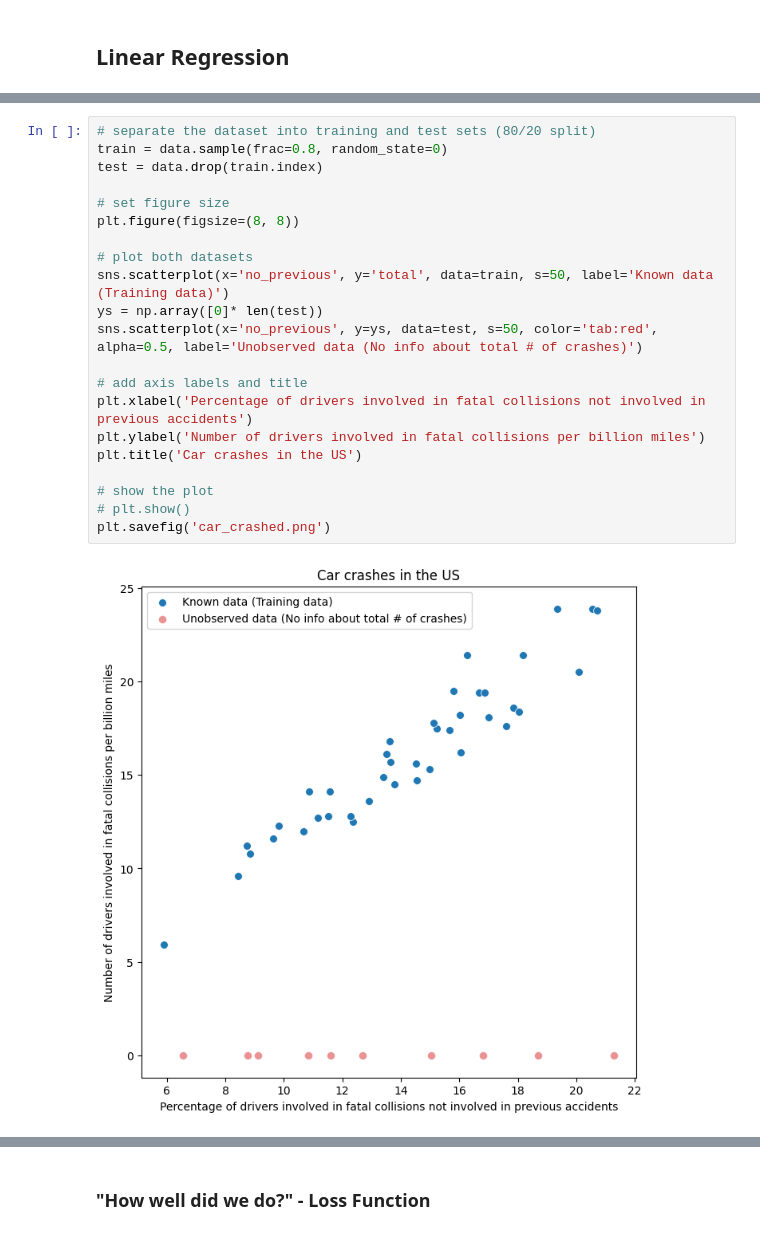
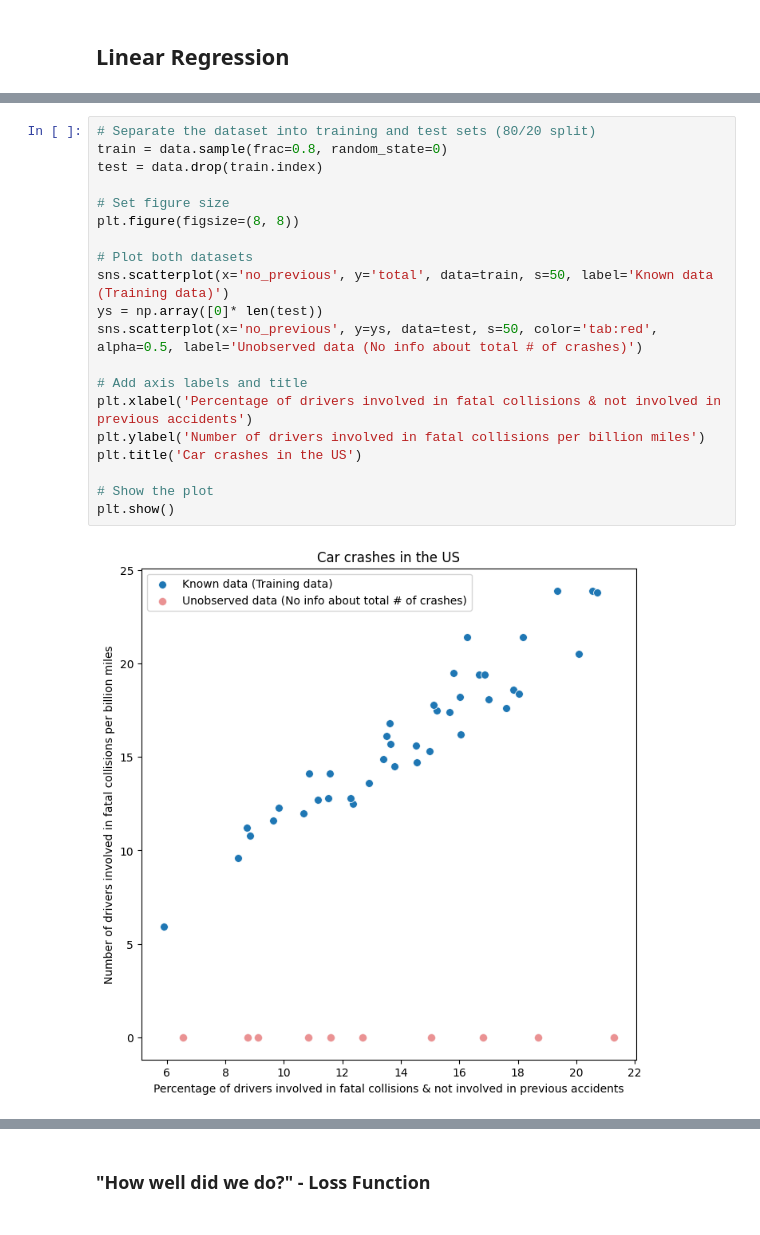
Before and after one commit to IMCF-Biocev/NNBA-2023, a Jupyter notebook: lecture.ipynb, the cells around one changed output, grey strips where cells are left out. Saved outputs shown, nothing was run; the diff lists cells and outputs as text.

```diff
--- a/lecture.ipynb
+++ b/lecture.ipynb
@@ -62,28 +64,27 @@ data.head()
 | 3 | 22.4 | 4.032 | 5.824 | 21.056 | 21.280 | 827.34 | 142.39 | AR |
 | 4 | 12.0 | 4.200 | 3.360 | 10.920 | 10.680 | 878.41 | 165.63 | CA |
 # %%
-# separate the dataset into training and test sets (80/20 split)
+# Separate the dataset into training and test sets (80/20 split)
 train = data.sample(frac=0.8, random_state=0)
 test = data.drop(train.index)
 
-# set figure size
+# Set figure size
 plt.figure(figsize=(8, 8))
 
-# plot both datasets
+# Plot both datasets
 sns.scatterplot(x='no_previous', y='total', data=train, s=50, label='Known data (Training data)')
 ys = np.array([0]* len(test))
 sns.scatterplot(x='no_previous', y=ys, data=test, s=50, color='tab:red', alpha=0.5, label='Unobserved data (No info about total # of crashes)')
 
-# add axis labels and title
-plt.xlabel('Percentage of drivers involved in fatal collisions not involved in previous accidents')
+# Add axis labels and title
+plt.xlabel('Percentage of drivers involved in fatal collisions & not involved in previous accidents')
 plt.ylabel('Number of drivers involved in fatal collisions per billion miles')
 plt.title('Car crashes in the US')
 
-# show the plot
-# plt.show()
-plt.savefig('car_crashed.png')
+# Show the plot
+plt.show()
 # %% [output]
-[figure, old version]
+[figure, new version]
 # %% [markdown]
 ### Linear Regression Model
 
```
Also changed, not shown: parts of 47 cells of this notebook, 1 other file.
